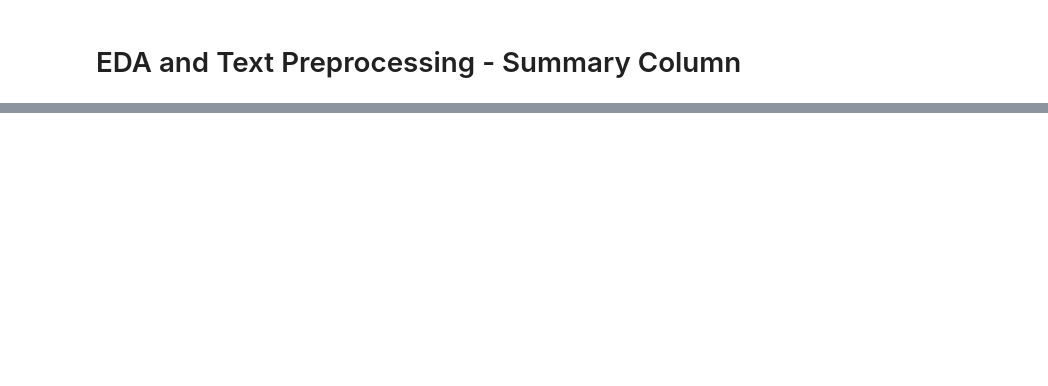
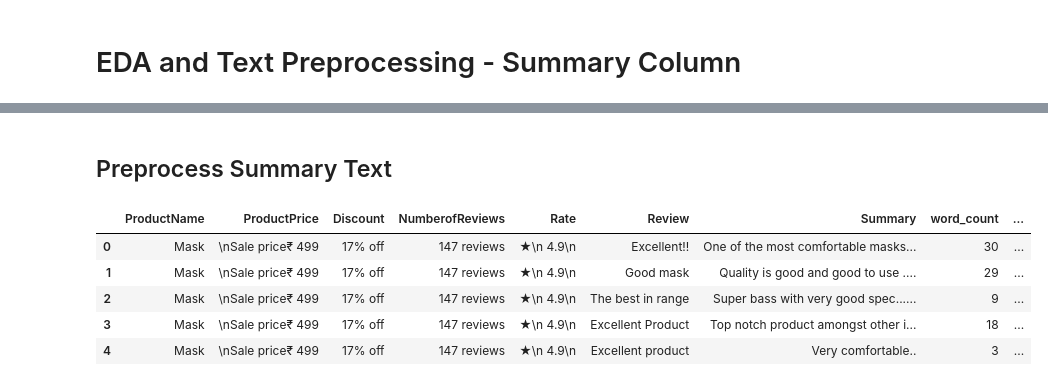
Before and after one commit to anuradha-datascience/NLP, a Jupyter notebook: Assignment_NLP.ipynb, the cells around one changed output, grey strips where cells are left out. Drawn from its saved outputs; the diff is of its cells as text; code cells hidden in the pictures; blank space fills up the shorter version.

```diff
--- a/Assignment_NLP.ipynb
+++ b/Assignment_NLP.ipynb
@@ -31,0 +80,55 @@ df.head()
+# %% [markdown]
+## Preprocess Summary Text
+# %%
+# Function to preprocess text
+def preprocess_text(text):
+    # Tokenize the text
+    tokens = word_tokenize(text)
+
+    # Remove punctuation and convert to lowercase
+    tokens = [word.lower() for word in tokens if word not in string.punctuation]
+
+    # Add punctuation to stop words
+    stop_words = set(stopwords.words('english'))
+    stop_words.update(set(string.punctuation))
+
+    # Keep only alphabetic words
+    tokens = [word for word in tokens if word.isalpha()]
+
+    # Remove stop words
+    tokens = [word for word in tokens if word not in stop_words]
+
+    # Perform POS tagging
+    pos_tags = nltk.pos_tag(tokens)
+
+    # Initialize lemmatizer
+    lemmatizer = WordNetLemmatizer()
+
+    # Lemmatize based on POS tags
+    lemmatized_tokens = []
+    for word, pos in pos_tags:
+        if pos.startswith('NN'):  # Noun
+            lemmatized_tokens.append(lemmatizer.lemmatize(word, pos='n'))
+        elif pos.startswith('VB'):  # Verb
+            lemmatized_tokens.append(lemmatizer.lemmatize(word, pos='v'))
+        elif pos.startswith('JJ'):  # Adjective
+            lemmatized_tokens.append(lemmatizer.lemmatize(word, pos='a'))
+        elif pos.startswith('RB'):  # Adverb
+            lemmatized_tokens.append(lemmatizer.lemmatize(word, pos='r'))
+        else:
+            lemmatized_tokens.append(lemmatizer.lemmatize(word))
+
+    return lemmatized_tokens
+
+# Apply preprocessing to the summary text column
+df['clean_summary_text'] = df['Summary'].apply(preprocess_text)
+
+# Display the DataFrame with cleaned text
+df.head()
+# %% [output]
+|  | ProductName | ProductPrice | Discount | NumberofReviews | Rate | Review | Summary | word_count | ... |
+| 0 | Mask | \nSale price₹ 499 | 17% off | 147 reviews | ★\n 4.9\n | Excellent!! | One of the most comfortable masks... | 30 | ... |
+| 1 | Mask | \nSale price₹ 499 | 17% off | 147 reviews | ★\n 4.9\n | Good mask | Quality is good and good to use .... | 29 | ... |
+| 2 | Mask | \nSale price₹ 499 | 17% off | 147 reviews | ★\n 4.9\n | The best in range | Super bass with very good spec...... | 9 | ... |
+| 3 | Mask | \nSale price₹ 499 | 17% off | 147 reviews | ★\n 4.9\n | Excellent Product | Top notch product amongst other i... | 18 | ... |
+| 4 | Mask | \nSale price₹ 499 | 17% off | 147 reviews | ★\n 4.9\n | Excellent product | Very comfortable.. | 3 | ... |
```
Also changed, not shown: parts of 23 cells of this notebook.
